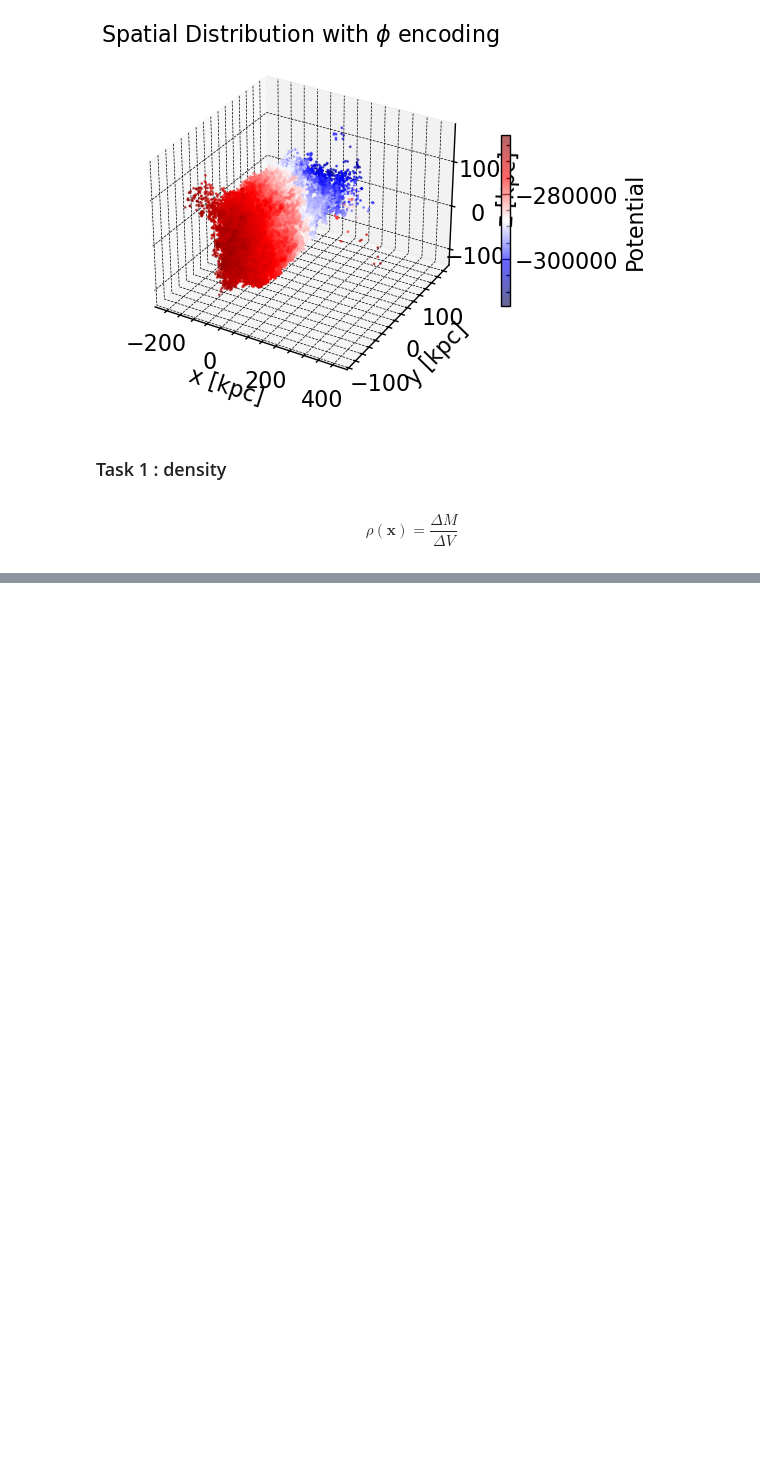
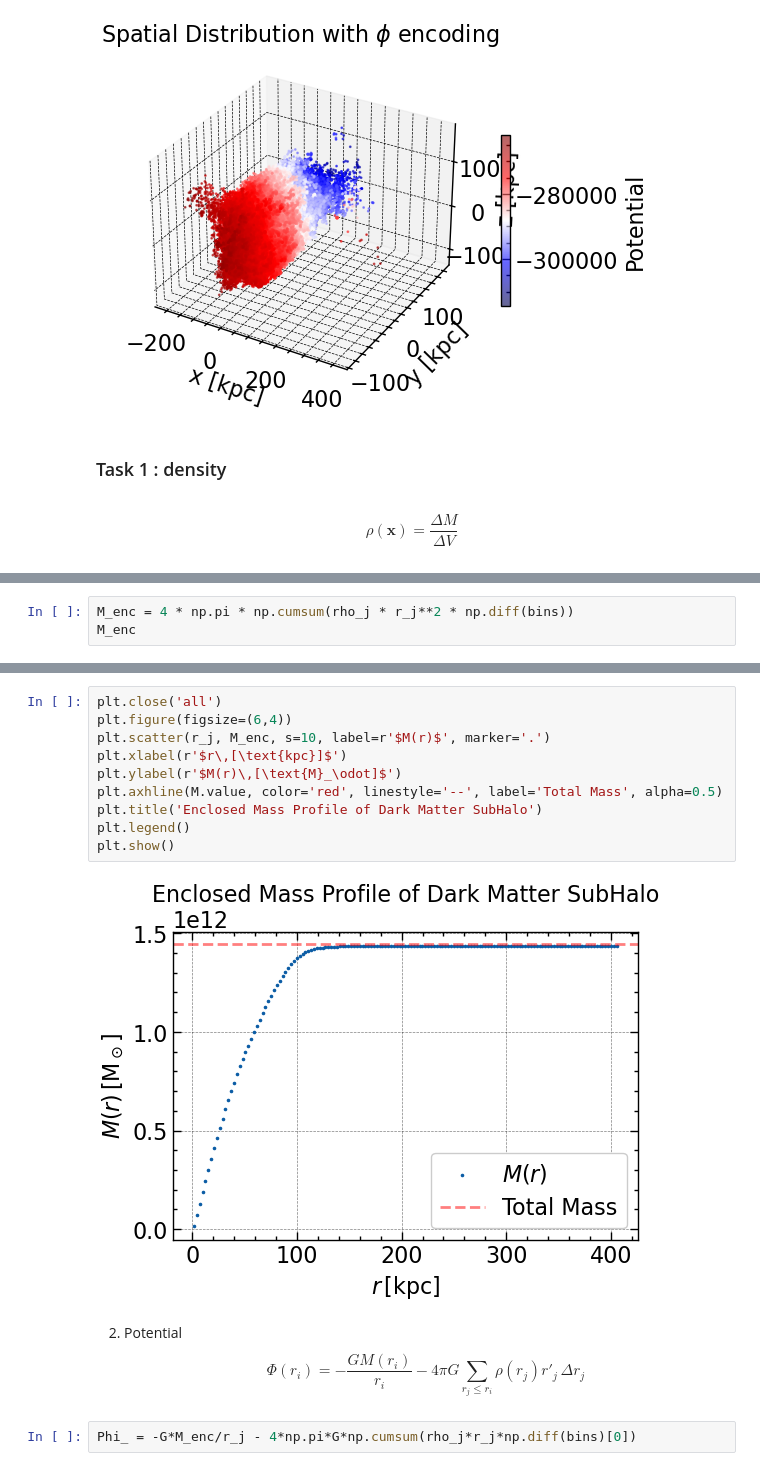
Before and after one commit to Jitskeverheecke/TANA_Project, a Jupyter notebook: project.ipynb, the cells around one changed output, grey strips where cells are left out. Drawn from its saved outputs; the diff is of its cells as text; blank space fills up the shorter version.

```diff
--- a/project.ipynb
+++ b/project.ipynb
@@ -195,0 +212,3 @@ plt.show()
+# %%
+M_enc = 4 * np.pi * np.cumsum(rho_j * r_j**2 * np.diff(bins))
+M_enc
@@ -195,0 +217,19 @@ plt.show()
+# %%
+plt.close('all')
+plt.figure(figsize=(6,4))
+plt.scatter(r_j, M_enc, s=10, label=r'$M(r)$', marker='.')
+plt.xlabel(r'$r\,[\text{kpc}]$')
+plt.ylabel(r'$M(r)\,[\text{M}_\odot]$')
+plt.axhline(M.value, color='red', linestyle='--', label='Total Mass', alpha=0.5)
+plt.title('Enclosed Mass Profile of Dark Matter SubHalo')
+plt.legend()
+plt.show()
+# %% [output]
+[figure, added]
+# %% [markdown]
+2. Potential
+\begin{equation}
+    \Phi(r_i) = -\frac{G M(r_i)}{r_i} - 4\pi G \sum_{r_j \leq r_i} \rho(r_j) r'_j \, \Delta r_j
+\end{equation}
+# %%
+Phi_ = -G*M_enc/r_j - 4*np.pi*G*np.cumsum(rho_j*r_j*np.diff(bins)[0])
```
Also changed, not shown: parts of 23 cells of this notebook.
